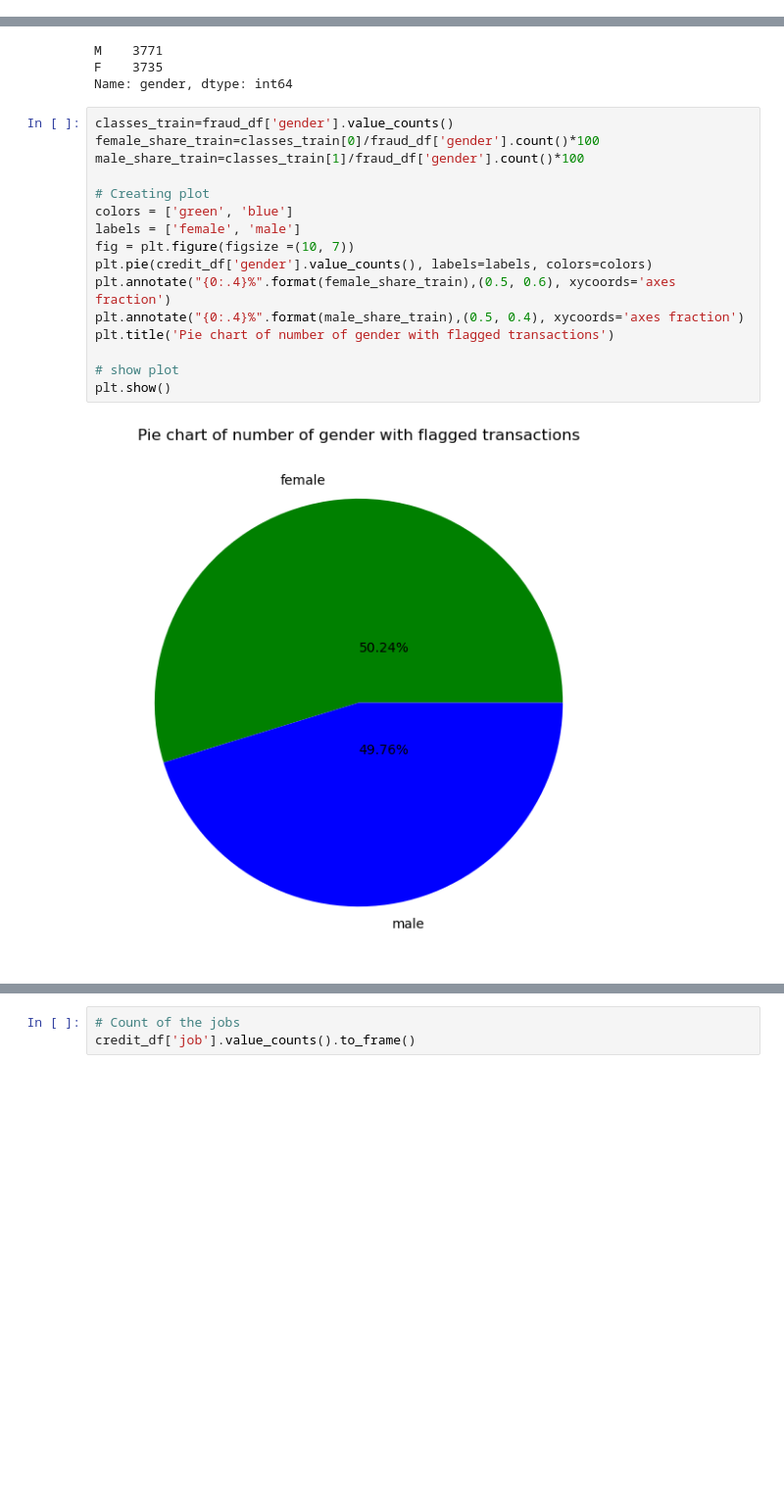
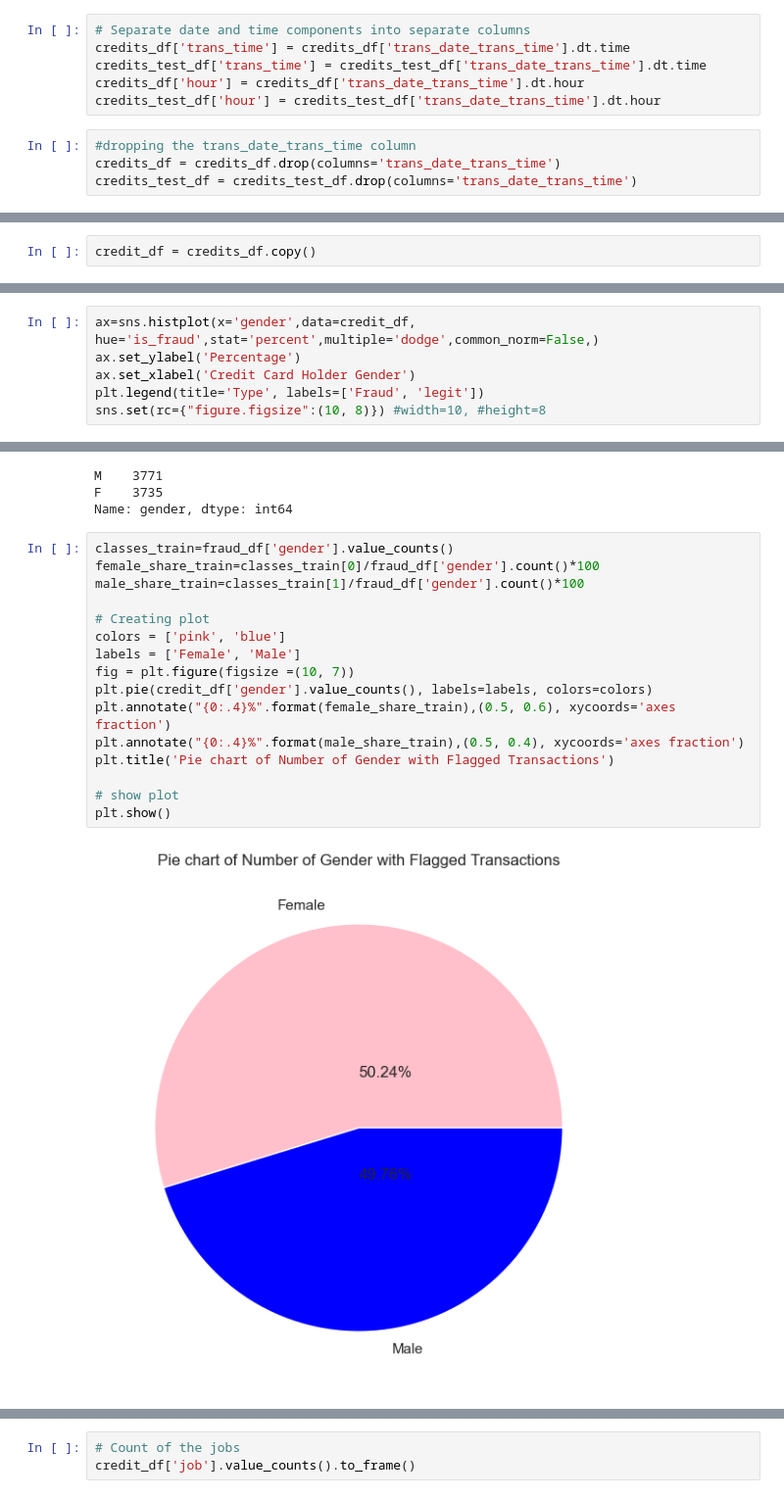
Before and after one commit to K-made/Creditcard-FraudBusters, a Jupyter notebook: credit-cards.ipynb, the cells around one changed output, grey strips where cells are left out. Shown at 98% size. Saved outputs shown, nothing was run; the diff lists cells and outputs as text; blank space fills up the shorter version.

```diff
--- a/credit-cards.ipynb
+++ b/credit-cards.ipynb
@@ -459,0 +411,10 @@ plt.show()
+# %%
+# Separate date and time components into separate columns
+credits_df['trans_time'] = credits_df['trans_date_trans_time'].dt.time
+credits_test_df['trans_time'] = credits_test_df['trans_date_trans_time'].dt.time
+credits_df['hour'] = credits_df['trans_date_trans_time'].dt.hour
+credits_test_df['hour'] = credits_test_df['trans_date_trans_time'].dt.hour
+# %%
+#dropping the trans_date_trans_time column
+credits_df = credits_df.drop(columns='trans_date_trans_time')
+credits_test_df = credits_test_df.drop(columns='trans_date_trans_time')
@@ -459,0 +432,2 @@ plt.show()
+# %%
+credit_df = credits_df.copy()
@@ -459,0 +535,6 @@ plt.show()
+# %%
+ax=sns.histplot(x='gender',data=credit_df, hue='is_fraud',stat='percent',multiple='dodge',common_norm=False,)
+ax.set_ylabel('Percentage')
+ax.set_xlabel('Credit Card Holder Gender')
+plt.legend(title='Type', labels=['Fraud', 'legit'])
+sns.set(rc={"figure.figsize":(10, 8)}) #width=10, #height=8
@@ -468,18 +553,18 @@ Name: gender, dtype: int64
 # %%
 classes_train=fraud_df['gender'].value_counts()
 female_share_train=classes_train[0]/fraud_df['gender'].count()*100
 male_share_train=classes_train[1]/fraud_df['gender'].count()*100
 
 # Creating plot
-colors = ['green', 'blue']
-labels = ['female', 'male']
+colors = ['pink', 'blue']
+labels = ['Female', 'Male']
 fig = plt.figure(figsize =(10, 7))
 plt.pie(credit_df['gender'].value_counts(), labels=labels, colors=colors)
 plt.annotate("{0:.4}%".format(female_share_train),(0.5, 0.6), xycoords='axes fraction')
 plt.annotate("{0:.4}%".format(male_share_train),(0.5, 0.4), xycoords='axes fraction')
-plt.title('Pie chart of number of gender with flagged transactions')
+plt.title('Pie chart of Number of Gender with Flagged Transactions')
 
 # show plot
 plt.show()
 # %% [output]
-[figure, old version]
+[figure, new version]
```
Also changed, not shown: parts of 237 cells of this notebook.
